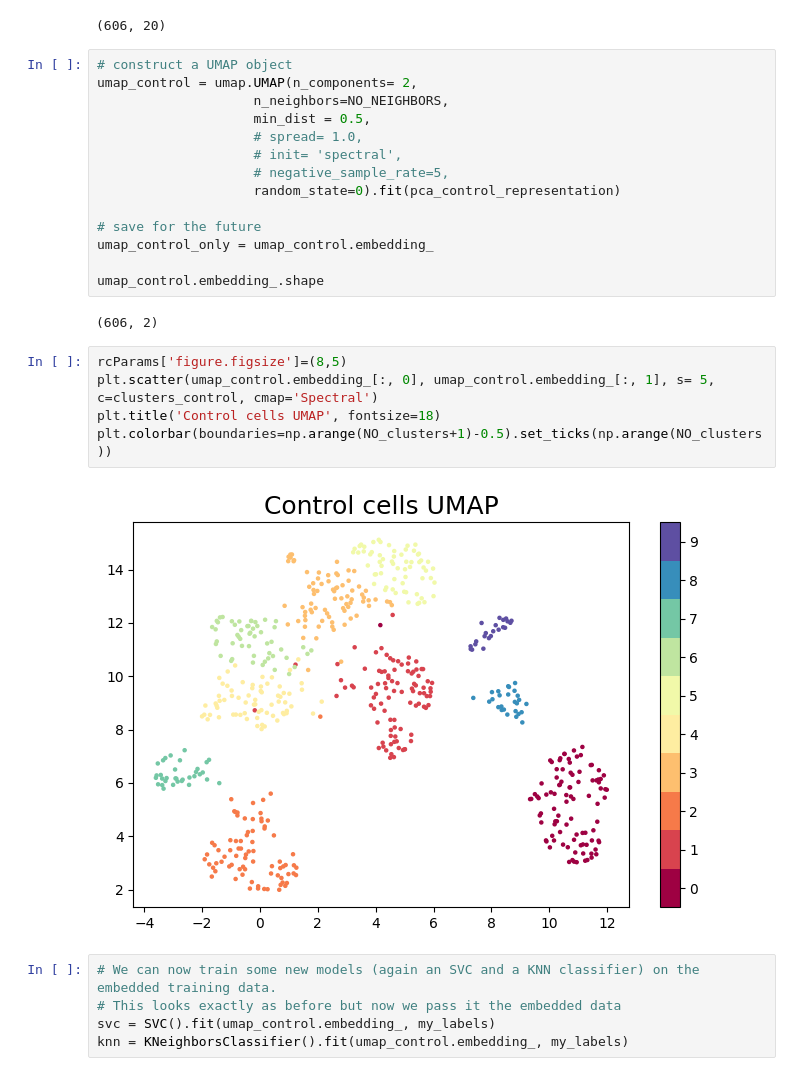
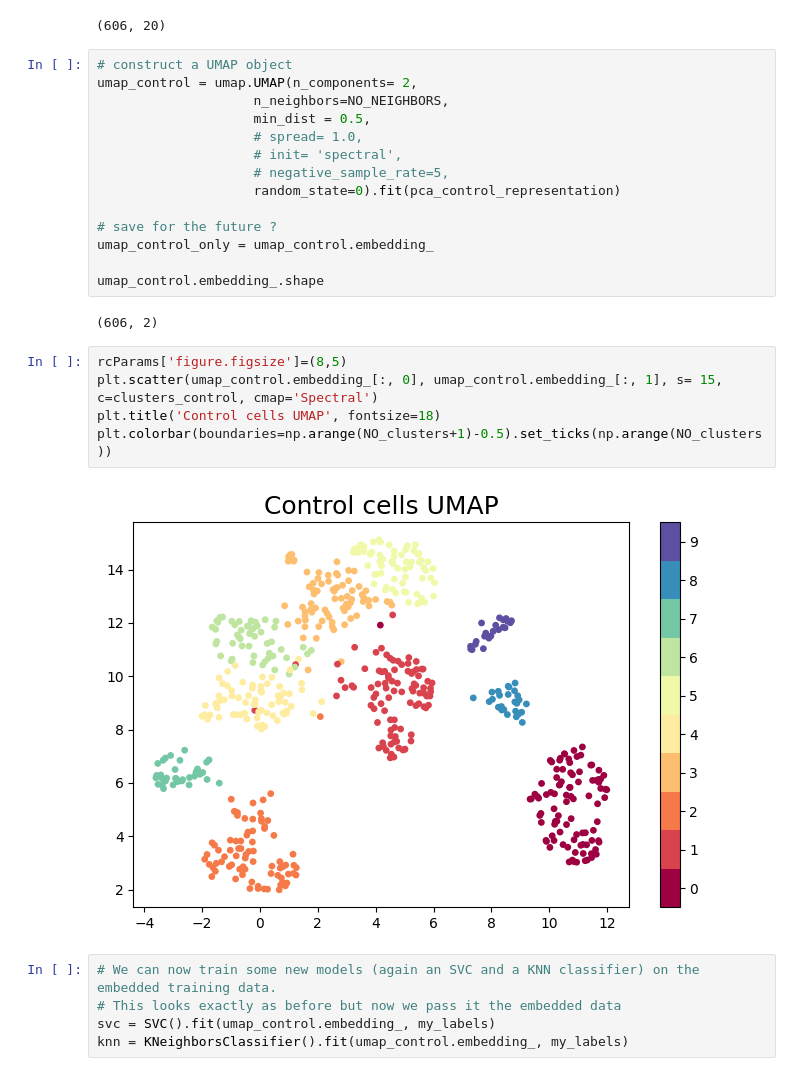
Before and after one commit to ilo21/single_cell_sequencing, a Jupyter notebook: my_new_analysis/embedding_data_in_control_umap.ipynb, the cells around one changed output. Saved outputs shown, nothing was run; the diff lists cells and outputs as text.

```diff
--- a/my_new_analysis/embedding_data_in_control_umap.ipynb
+++ b/my_new_analysis/embedding_data_in_control_umap.ipynb
@@ -100,7 +100,7 @@ umap_control = umap.UMAP(n_components= 2,
                     # negative_sample_rate=5,
                     random_state=0).fit(pca_control_representation)
 
-# save for the future
+# save for the future ?
 umap_control_only = umap_control.embedding_
 
 umap_control.embedding_.shape
@@ -108,11 +108,11 @@ umap_control.embedding_.shape
 (606, 2)
 # %%
 rcParams['figure.figsize']=(8,5)
-plt.scatter(umap_control.embedding_[:, 0], umap_control.embedding_[:, 1], s= 5, c=clusters_control, cmap='Spectral')
+plt.scatter(umap_control.embedding_[:, 0], umap_control.embedding_[:, 1], s= 15, c=clusters_control, cmap='Spectral')
 plt.title('Control cells UMAP', fontsize=18)
 plt.colorbar(boundaries=np.arange(NO_clusters+1)-0.5).set_ticks(np.arange(NO_clusters))
 # %% [output]
-[figure, old version]
+[figure, new version]
 # %%
 # We can now train some new models (again an SVC and a KNN classifier) on the embedded training data.
 # This looks exactly as before but now we pass it the embedded data
```
Also changed, not shown: parts of 5 cells of this notebook, 2 other files.
